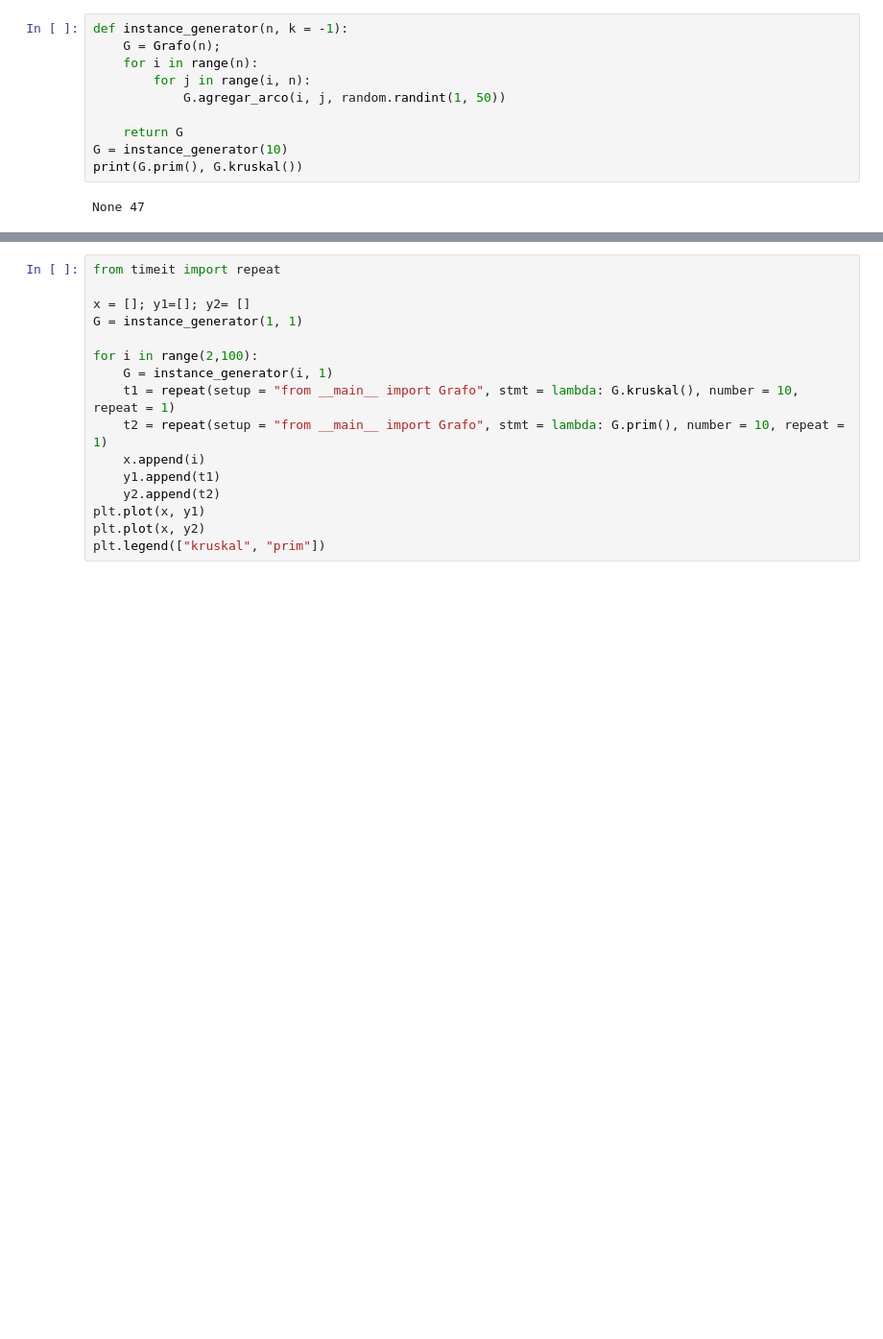
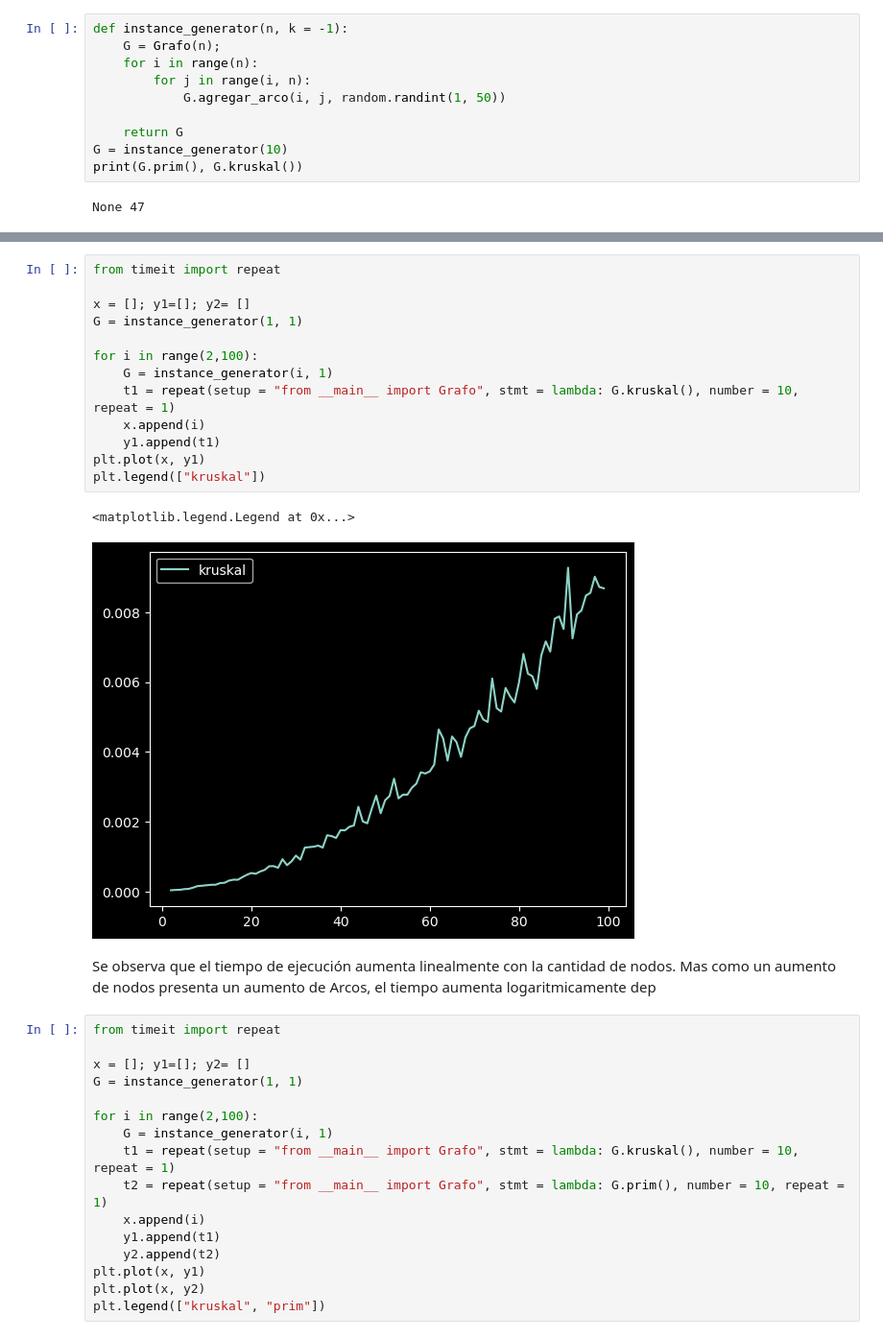
Before and after one commit to cykrr/ada, a Jupyter notebook: kruskal.ipynb, the cells around one changed output, grey strips where cells are left out. Shown: that part at 96% size. Drawn from its saved outputs; the diff is of its cells as text; blank space fills up the shorter version.

```diff
--- a/kruskal.ipynb
+++ b/kruskal.ipynb
@@ -371,3 +424,22 @@ None 47
+# %%
+from timeit import repeat
+
+x = []; y1=[]; y2= []
+G = instance_generator(1, 1)
+
+for i in range(2,100):
+    G = instance_generator(i, 1)
+    t1 = repeat(setup = "from __main__ import Grafo", stmt = lambda: G.kruskal(), number = 10, repeat = 1)
+    x.append(i)
+    y1.append(t1)
+plt.plot(x, y1)
+plt.legend(["kruskal"])
+# %% [output]
+<matplotlib.legend.Legend at 0x...>
+[figure, added]
+# %% [markdown]
+Se observa que el tiempo de ejecución aumenta linealmente con la cantidad de nodos.
+Mas como un aumento de nodos presenta un aumento de Arcos, el tiempo aumenta logaritmicamente dep
 # %%
 from timeit import repeat
 
```
Also changed, not shown: parts of 3 cells of this notebook.
